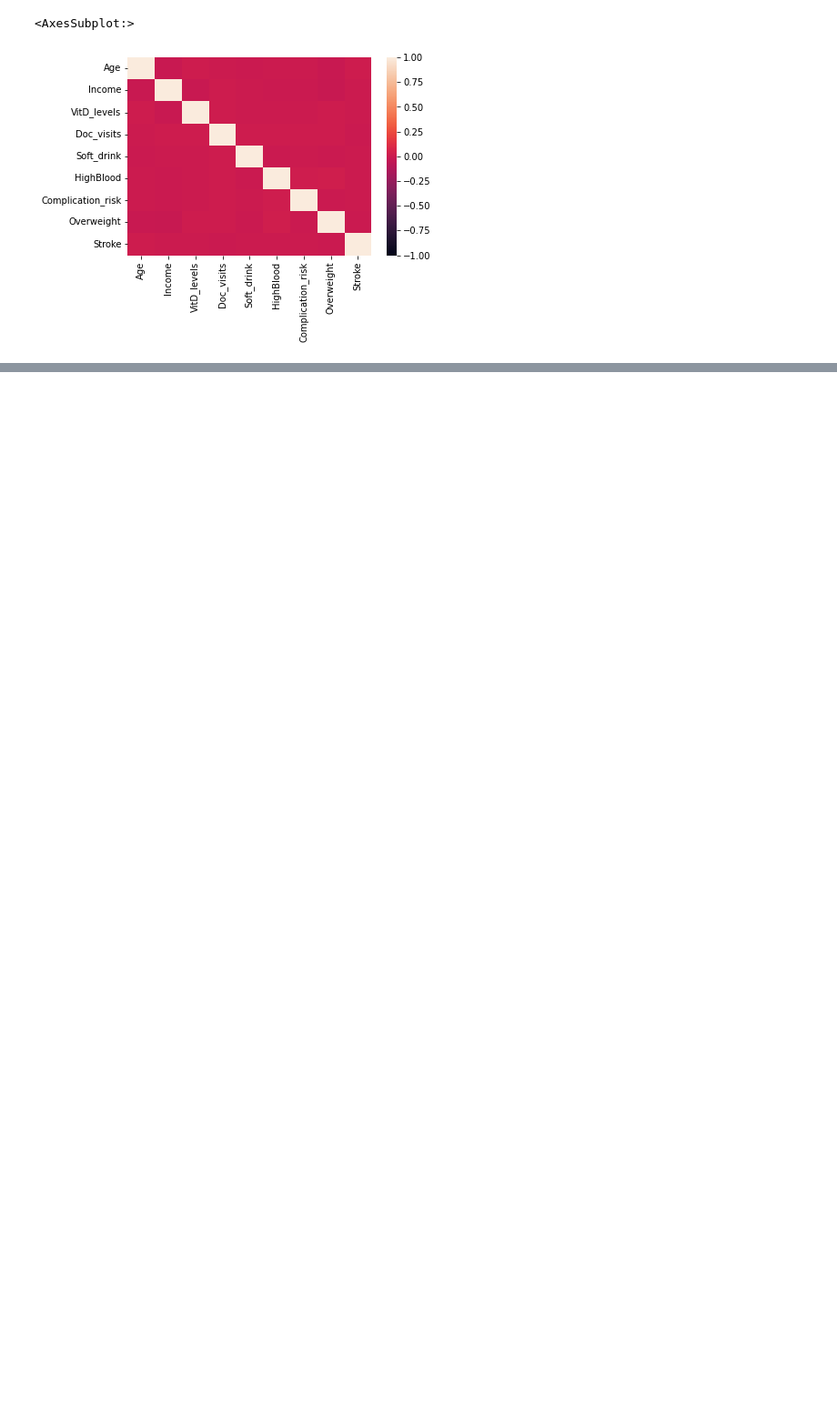
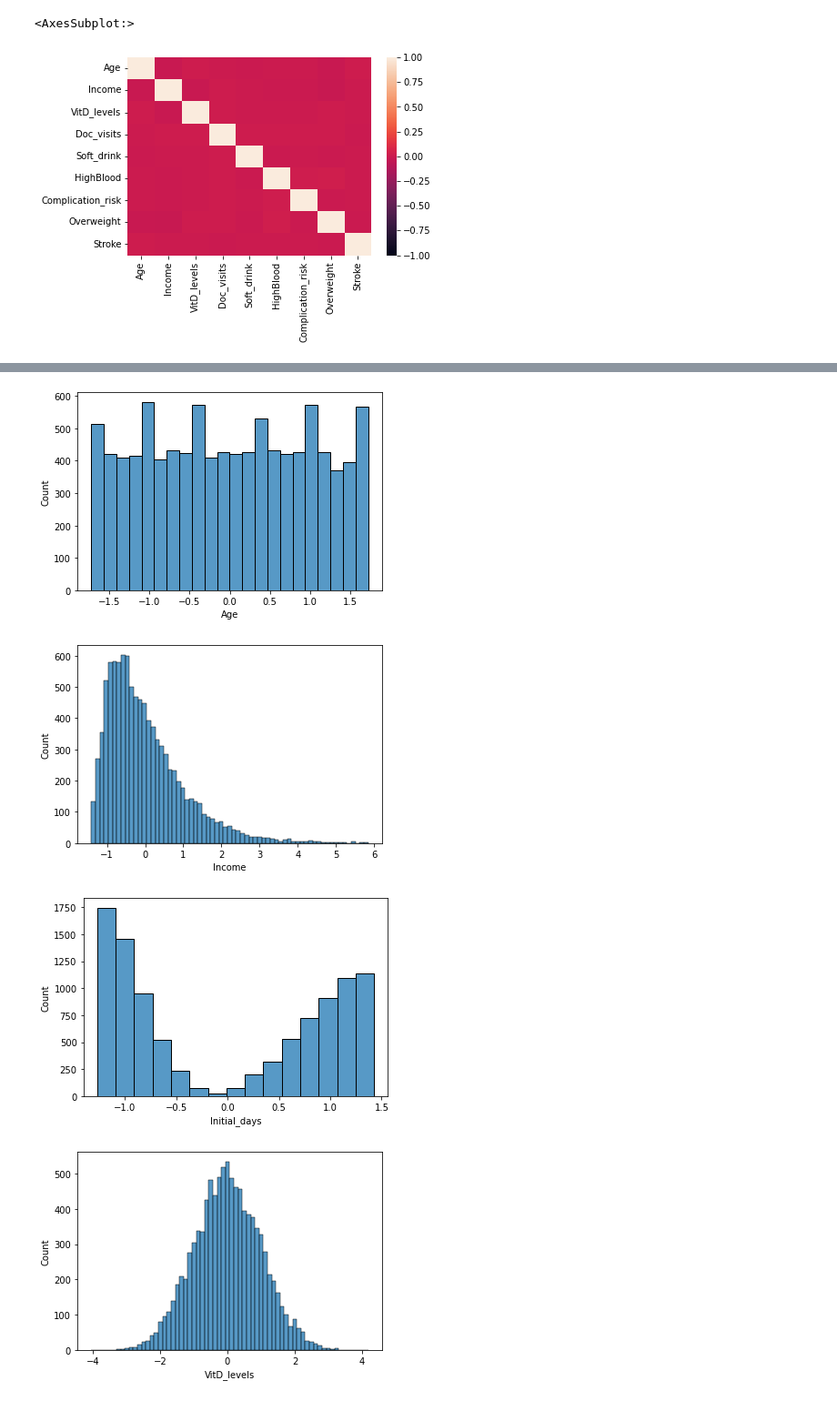
Before and after one commit to JacobRColp/WGU, a Jupyter notebook: D208/D208_Jcolp/D208_Jcolp.ipynb, the cells around one changed output, grey strips where cells are left out. Shown at 91% size. Drawn from its saved outputs; the diff is of its cells as text; code cells hidden in the pictures; blank space fills up the shorter version.

```diff
--- a/D208/D208_Jcolp/D208_Jcolp.ipynb
+++ b/D208/D208_Jcolp/D208_Jcolp.ipynb
@@ -170,0 +198,11 @@ Name: Initial_days, Length: 2500, dtype: float64
+# %%
+#All univariate plots for cleaned and sclaed dataset
+
+for x in med_df_scaled.columns:
+    sns.histplot(x = med_df_scaled[x])
+    pyplot.show()
+# %% [output]
+[figure, added]
+[figure, added]
+[figure, added]
+[figure, added]
```
Also changed, not shown: parts of 7 cells of this notebook, 1 other file.
